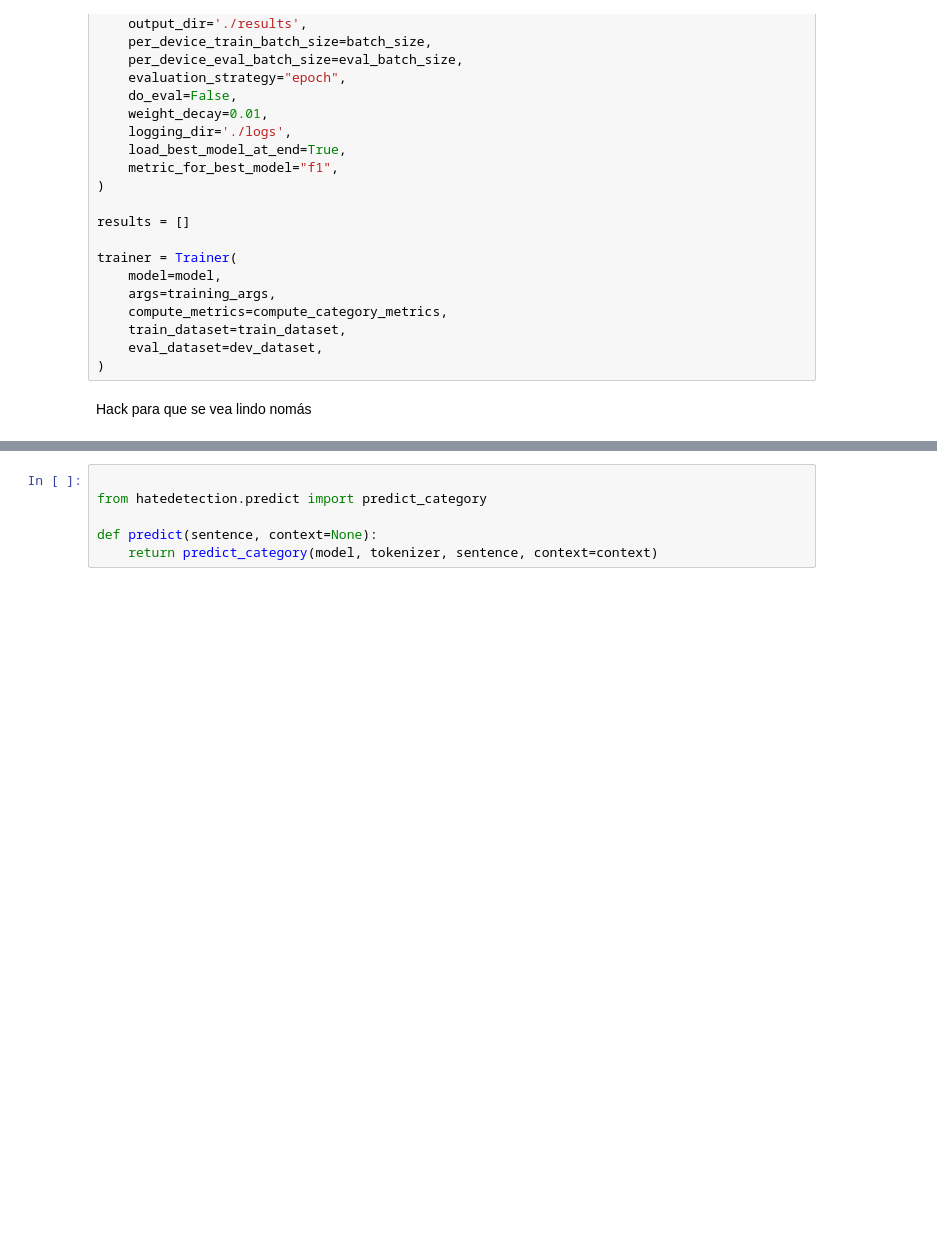
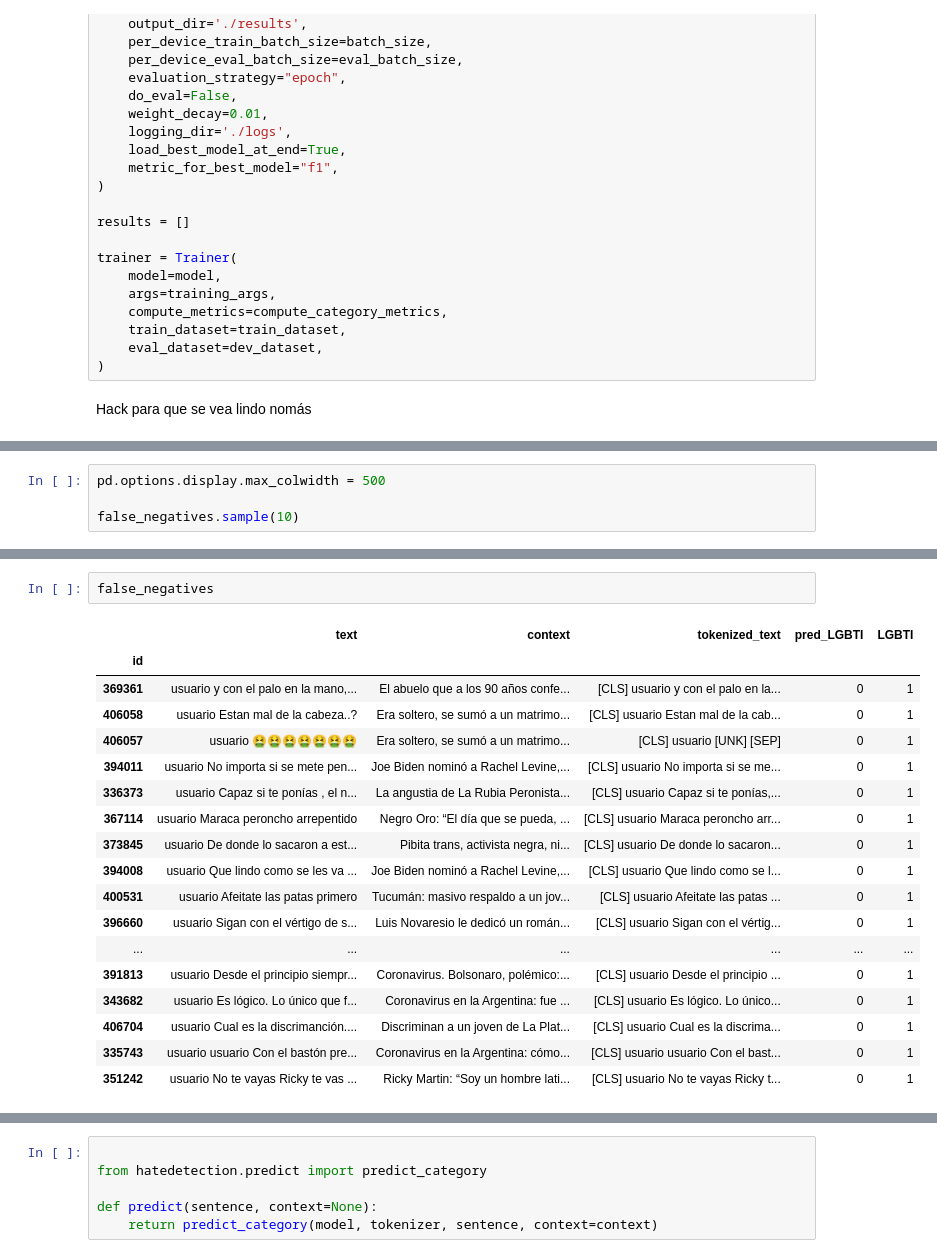
Before and after one commit to finiteautomata/contextualized-hatespeech-classification, a Jupyter notebook: notebooks/Base Multioutput Classifier.ipynb, the cells around one changed output, grey strips where cells are left out. Cells and saved outputs as stored; diff of their text form; blank space fills up the shorter version.

```diff
--- a/notebooks/Base Multioutput Classifier.ipynb
+++ b/notebooks/Base Multioutput Classifier.ipynb
@@ -215,0 +319,4 @@ df_results.T
+# %%
+pd.options.display.max_colwidth = 500
+
+false_negatives.sample(10)
@@ -215,0 +386,21 @@ df_results.T
+# %%
+false_negatives
+# %% [output]
+|  | text | context | tokenized_text | pred_LGBTI | LGBTI |
+| id |  |  |  |  |  |
+| 369361 | usuario y con el palo en la mano,... | El abuelo que a los 90 años confe... | [CLS] usuario y con el palo en la... | 0 | 1 |
+| 406058 | usuario Estan mal de la cabeza..? | Era soltero, se sumó a un matrimo... | [CLS] usuario Estan mal de la cab... | 0 | 1 |
+| 406057 | usuario 🤮🤮🤮🤮🤮🤮🤮 | Era soltero, se sumó a un matrimo... | [CLS] usuario [UNK] [SEP] | 0 | 1 |
+| 394011 | usuario No importa si se mete pen... | Joe Biden nominó a Rachel Levine,... | [CLS] usuario No importa si se me... | 0 | 1 |
+| 336373 | usuario Capaz si te ponías , el n... | La angustia de La Rubia Peronista... | [CLS] usuario Capaz si te ponías,... | 0 | 1 |
+| 367114 | usuario Maraca peroncho arrepentido | Negro Oro: “El día que se pueda, ... | [CLS] usuario Maraca peroncho arr... | 0 | 1 |
+| 373845 | usuario De donde lo sacaron a est... | Pibita trans, activista negra, ni... | [CLS] usuario De donde lo sacaron... | 0 | 1 |
+| 394008 | usuario Que lindo como se les va ... | Joe Biden nominó a Rachel Levine,... | [CLS] usuario Que lindo como se l... | 0 | 1 |
+| 400531 | usuario Afeitate las patas primero | Tucumán: masivo respaldo a un jov... | [CLS] usuario Afeitate las patas ... | 0 | 1 |
+| 396660 | usuario Sigan con el vértigo de s... | Luis Novaresio le dedicó un román... | [CLS] usuario Sigan con el vértig... | 0 | 1 |
+| ... | ... | ... | ... | ... | ... |
+| 391813 | usuario Desde el principio siempr... | Coronavirus. Bolsonaro, polémico:... | [CLS] usuario Desde el principio ... | 0 | 1 |
+| 343682 | usuario Es lógico. Lo único que f... | Coronavirus en la Argentina: fue ... | [CLS] usuario Es lógico. Lo único... | 0 | 1 |
+| 406704 | usuario Cual es la discrimanción.... | Discriminan a un joven de La Plat... | [CLS] usuario Cual es la discrima... | 0 | 1 |
+| 335743 | usuario usuario Con el bastón pre... | Coronavirus en la Argentina: cómo... | [CLS] usuario usuario Con el bast... | 0 | 1 |
+| 351242 | usuario No te vayas Ricky te vas ... | Ricky Martin: “Soy un hombre lati... | [CLS] usuario No te vayas Ricky t... | 0 | 1 |
```
Also changed, not shown: parts of 14 cells of this notebook, 4 other files.
